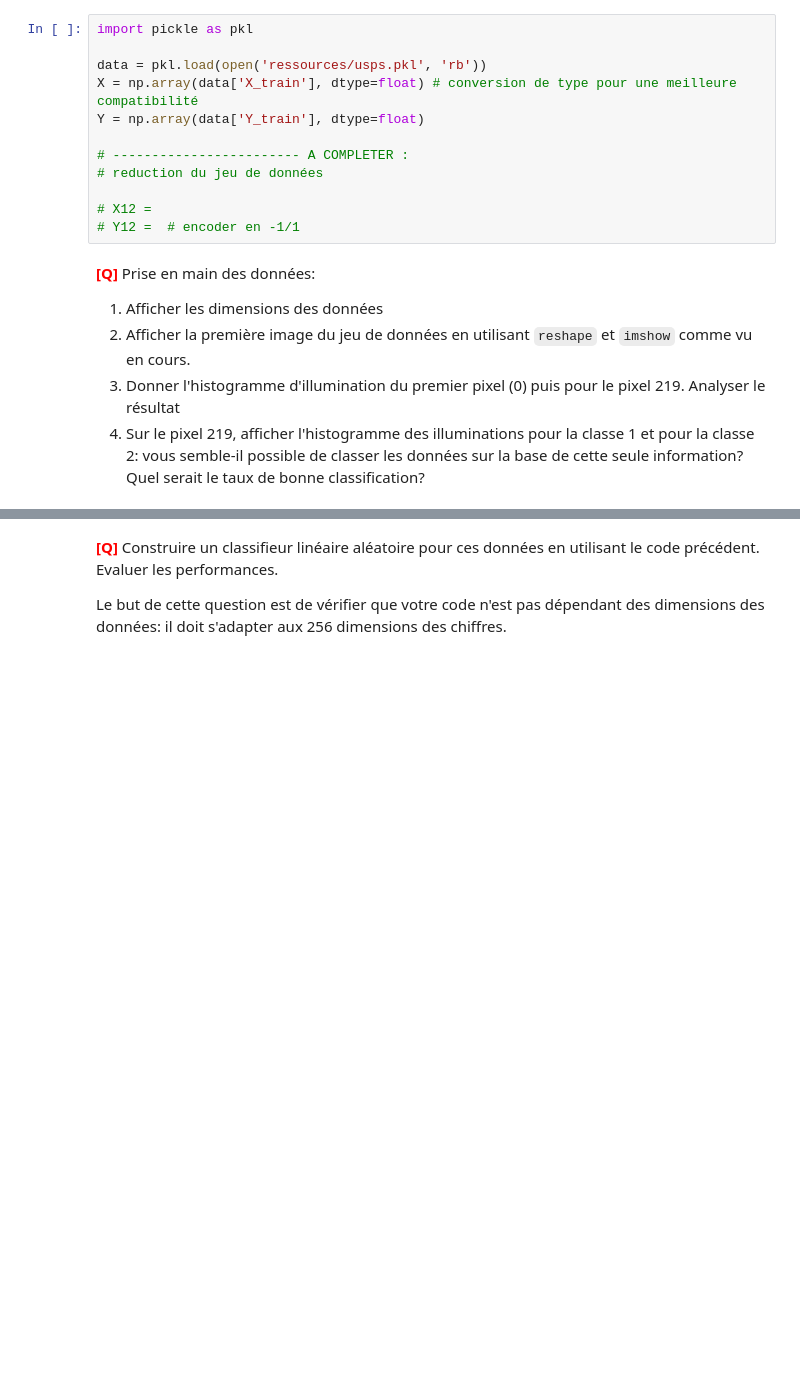
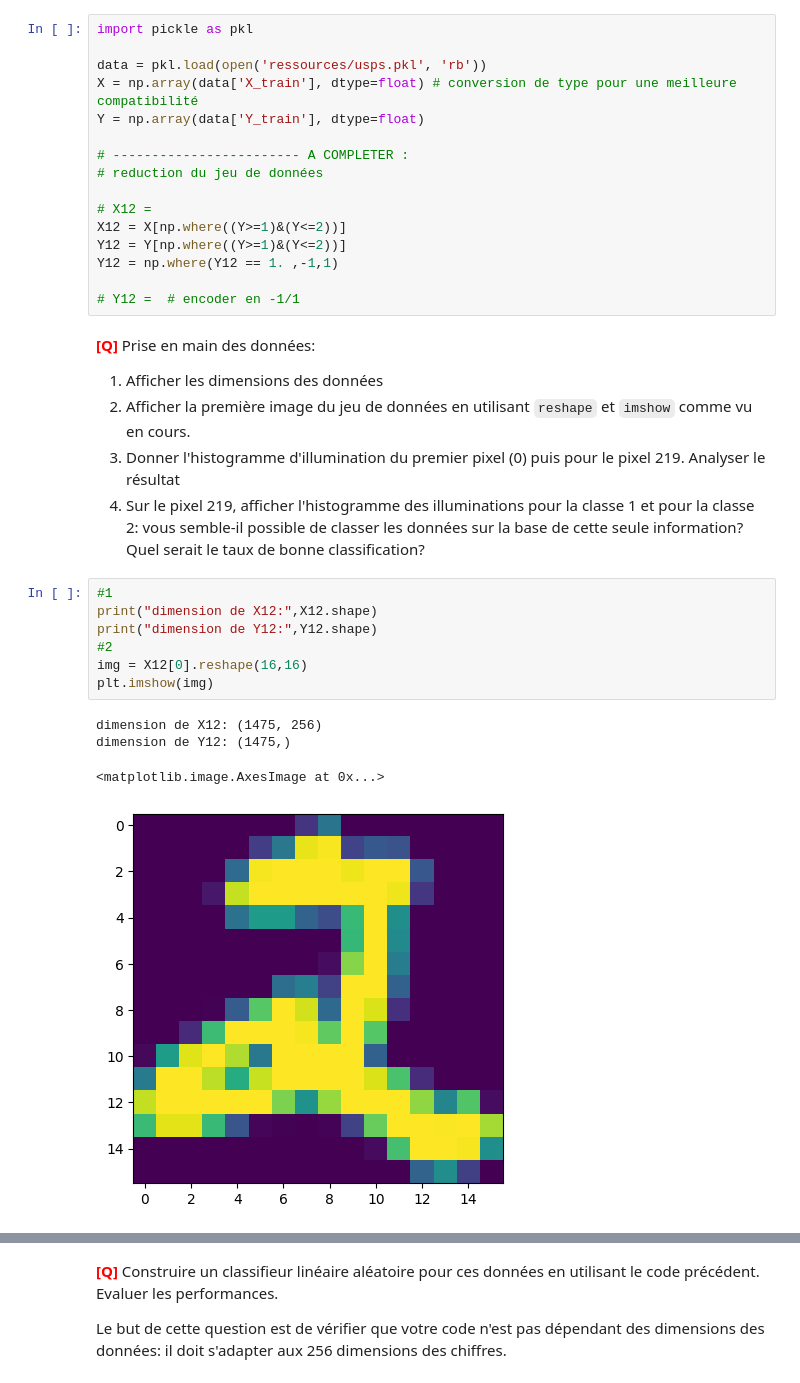
Before and after one commit to iLykTurtlz/MLAlgorithms3, a Jupyter notebook: tme-02/tme-02-Jarski-Benahmed.ipynb, the cells around one changed output, grey strips where cells are left out. Drawn from its saved outputs; the diff is of its cells as text; blank space fills up the shorter version.

```diff
--- a/tme-02/tme-02-Jarski-Benahmed.ipynb
+++ b/tme-02/tme-02-Jarski-Benahmed.ipynb
@@ -910,6 +945,10 @@ Y = np.array(data['Y_train'], dtype=float)
 # reduction du jeu de données
 
 # X12 =
+X12 = X[np.where((Y>=1)&(Y<=2))]
+Y12 = Y[np.where((Y>=1)&(Y<=2))]
+Y12 = np.where(Y12 == 1. ,-1,1)
+
 # Y12 =  # encoder en -1/1
 # %% [markdown]
 <font color="RED" size="+1">**[Q]**</font> Prise en main des données:
@@ -917,3 +956,15 @@ Y = np.array(data['Y_train'], dtype=float)
 1. Afficher la première image du jeu de données en utilisant `reshape` et `imshow` comme vu en cours.
 1. Donner l'histogramme d'illumination du premier pixel (0) puis pour le pixel 219. Analyser le résultat
 1. Sur le pixel 219, afficher l'histogramme des illuminations pour la classe 1 et pour la classe 2: vous semble-il possible de classer les données sur la base de cette seule information? Quel serait le taux de bonne classification?
+# %%
+#1
+print("dimension de X12:",X12.shape)
+print("dimension de Y12:",Y12.shape)
+#2
+img = X12[0].reshape(16,16)
+plt.imshow(img)
+# %% [output]
+dimension de X12: (1475, 256)
+dimension de Y12: (1475,)
+<matplotlib.image.AxesImage at 0x...>
+[figure, added]
```
Also changed, not shown: parts of 25 cells of this notebook, 1 other file.
